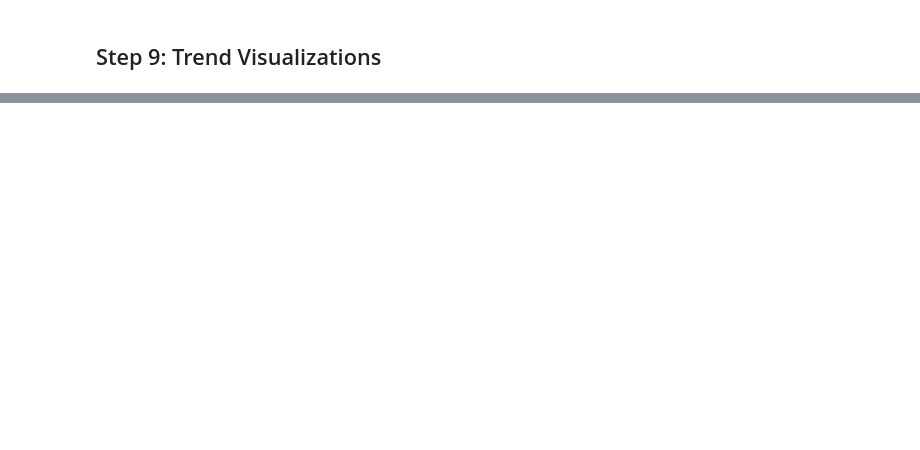
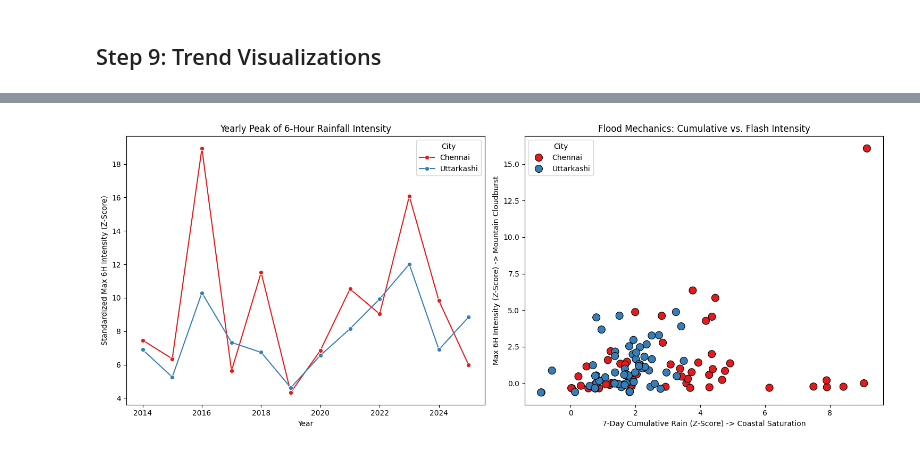
Before and after one commit to shahaarya465/Research-Methodology-6th-Sem, a Jupyter notebook: chennai_uttarkashi.ipynb, the cells around one changed output, grey strips where cells are left out. Cells and saved outputs as stored; diff of their text form; code cells hidden in the pictures; blank space fills up the shorter version.

```diff
--- a/chennai_uttarkashi.ipynb
+++ b/chennai_uttarkashi.ipynb
@@ -202,0 +252,28 @@ Terrain-driven flood mechanisms necessitate highly localized feature engineering
+# %%
+# Combine datasets for visualization
+df_combined = pd.concat([df_chennai, df_val])
+
+# Re-extract Year for trend plotting
+df_combined['Year'] = df_combined['Date'].dt.year
+
+fig, axes = plt.subplots(1, 2, figsize=(15, 6))
+
+# Plot 1: Trend of Extreme Intensity (Yearly Max of 6H Intensity)
+# We take the max() to see how the worst single day of each year compares across terrains
+yearly_max = df_combined.groupby(['Year', 'City'])['Max_6H_Intensity'].max().reset_index()
+sns.lineplot(data=yearly_max, x='Year', y='Max_6H_Intensity', hue='City', marker='o', palette='Set1', ax=axes[0])
+axes[0].set_title("Yearly Peak of 6-Hour Rainfall Intensity")
+axes[0].set_ylabel("Standardized Max 6H Intensity (Z-Score)")
+axes[0].set_xlabel("Year")
+
+# Plot 2: Scatter plot of flooding mechanisms (FLOOD DAYS ONLY)
+flood_days = df_combined[df_combined['Flood_Label'] == 1]
+sns.scatterplot(data=flood_days, x='Rain_7D_Cumulative', y='Max_6H_Intensity', hue='City', s=100, palette='Set1', edgecolor='black', ax=axes[1])
+axes[1].set_title("Flood Mechanics: Cumulative vs. Flash Intensity")
+axes[1].set_xlabel("7-Day Cumulative Rain (Z-Score) -> Coastal Saturation")
+axes[1].set_ylabel("Max 6H Intensity (Z-Score) -> Mountain Cloudburst")
+
+plt.tight_layout()
+plt.show()
+# %% [output]
+[figure, added]
```
Also changed, not shown: parts of 14 cells of this notebook, 6 other files.
